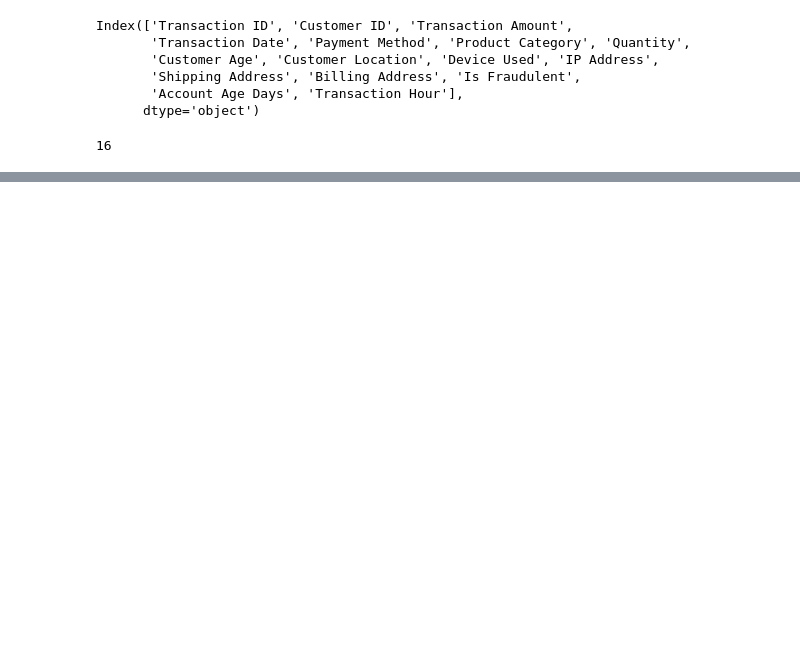
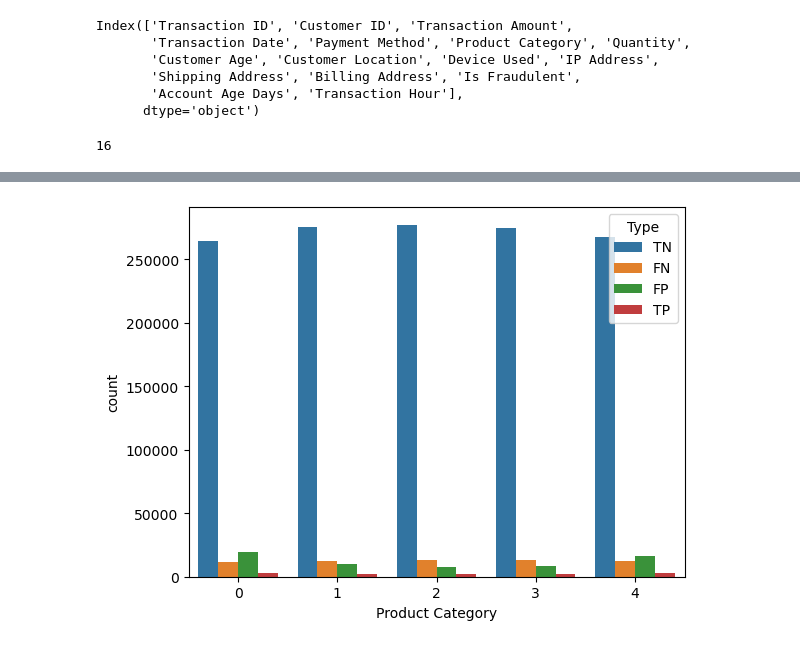
Before and after one commit to pentakll4002/IS403_Q13, a Jupyter notebook: isolation_forest.ipynb, the cells around one changed output, grey strips where cells are left out. Saved outputs shown, nothing was run; the diff lists cells and outputs as text; code cells hidden in the pictures; blank space fills up the shorter version.

```diff
--- a/isolation_forest.ipynb
+++ b/isolation_forest.ipynb
@@ -272,0 +299,20 @@ weighted avg     0.9160    0.9161    0.9160   1496586
+# %%
+def classify(row):
+    y_true = row['Is Fraudulent']
+    y_pred = row['Anomaly']
+
+    if y_true == 1 and y_pred == 1:
+        return "TP"   # Dự đoán đúng gian lận
+    elif y_true == 0 and y_pred == 0:
+        return "TN"   # Dự đoán đúng bình thường
+    elif y_true == 0 and y_pred == 1:
+        return "FP"   # Dự đoán sai (báo động giả)
+    elif y_true == 1 and y_pred == 0:
+        return "FN"   # Bỏ sót gian lận
+
+df['Type'] = df.apply(classify, axis=1)
+# %%
+sns.countplot(data=df, x='Product Category', hue='Type')
+plt.show()
+# %% [output]
+[figure, added]
```
Also changed, not shown: parts of 12 cells of this notebook.
